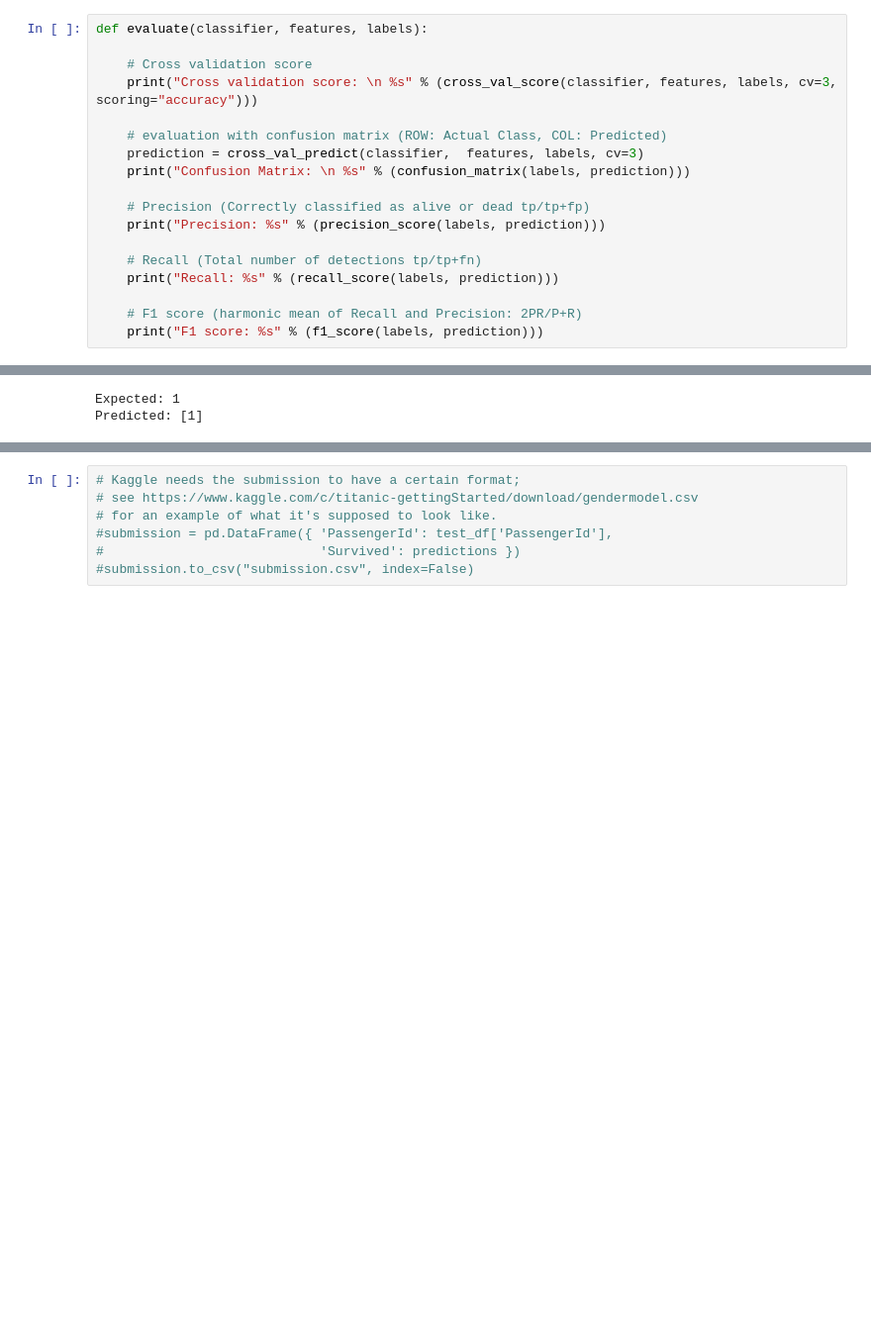
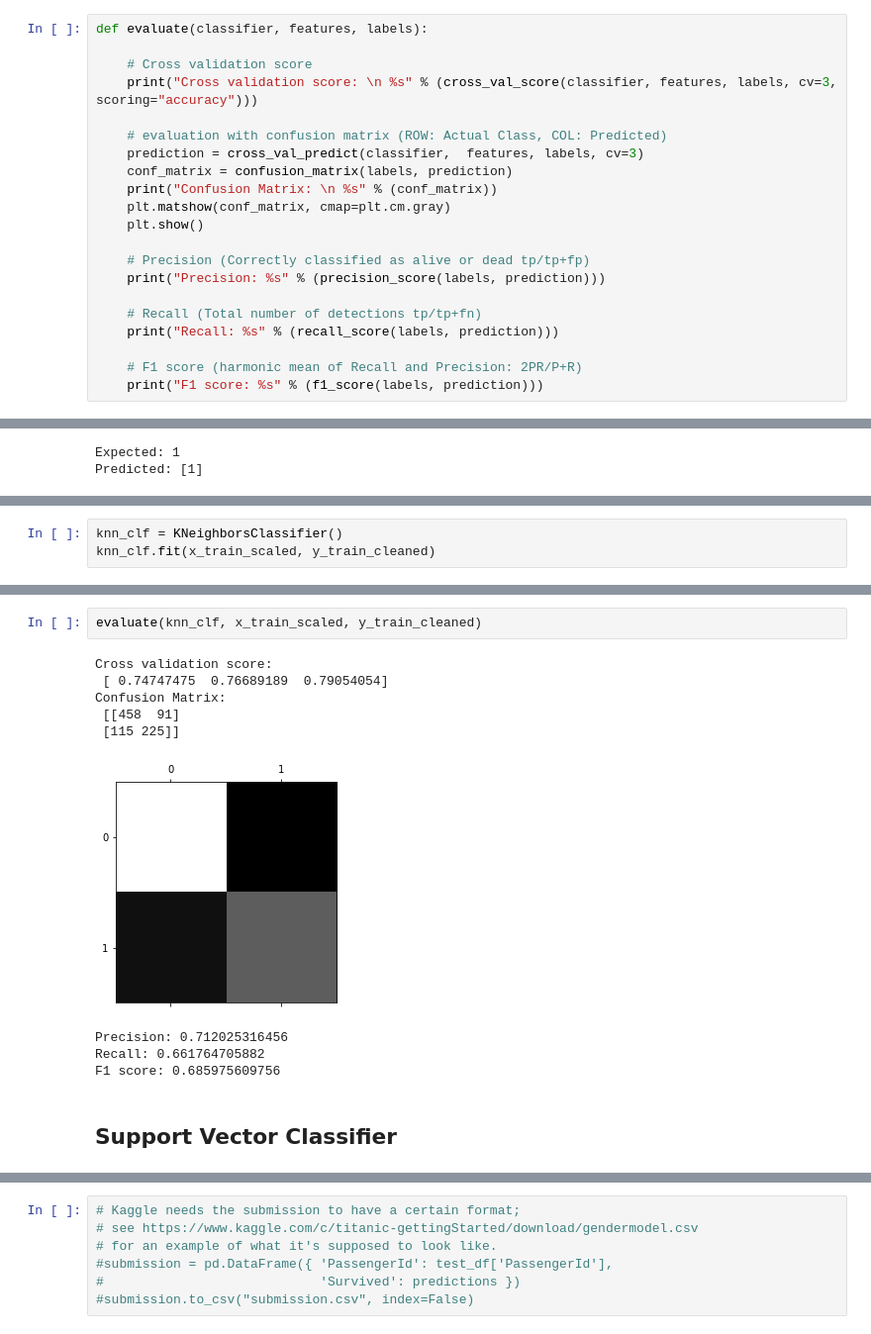
Before and after one commit to emushtaq/kaggle-titanic, a Jupyter notebook: Binary-Classification.ipynb, the cells around one changed output, grey strips where cells are left out. Shown at 99% size. Saved outputs shown, nothing was run; the diff lists cells and outputs as text; blank space fills up the shorter version.

Commit message:
added additional classifiers

```diff
--- a/Binary-Classification.ipynb
+++ b/Binary-Classification.ipynb
@@ -257,7 +261,10 @@ def evaluate(classifier, features, labels):
 
     # evaluation with confusion matrix (ROW: Actual Class, COL: Predicted)
     prediction = cross_val_predict(classifier,  features, labels, cv=3)
-    print("Confusion Matrix: \n %s" % (confusion_matrix(labels, prediction)))
+    conf_matrix = confusion_matrix(labels, prediction)
+    print("Confusion Matrix: \n %s" % (conf_matrix))
+    plt.matshow(conf_matrix, cmap=plt.cm.gray)
+    plt.show()
 
     # Precision (Correctly classified as alive or dead tp/tp+fp)
     print("Precision: %s" % (precision_score(labels, prediction)))
@@ -330,0 +356,3 @@ F1 score: 0.714285714286
+# %%
+knn_clf = KNeighborsClassifier()
+knn_clf.fit(x_train_scaled, y_train_cleaned)
@@ -330,0 +371,14 @@ F1 score: 0.714285714286
+# %%
+evaluate(knn_clf, x_train_scaled, y_train_cleaned)
+# %% [output]
+Cross validation score:
+ [ 0.74747475  0.76689189  0.79054054]
+Confusion Matrix:
+ [[458  91]
+ [115 225]]
+[figure, added]
+Precision: 0.712025316456
+Recall: 0.661764705882
+F1 score: 0.685975609756
+# %% [markdown]
+## Support Vector Classifier
```
Also changed, not shown: parts of 19 cells of this notebook.
